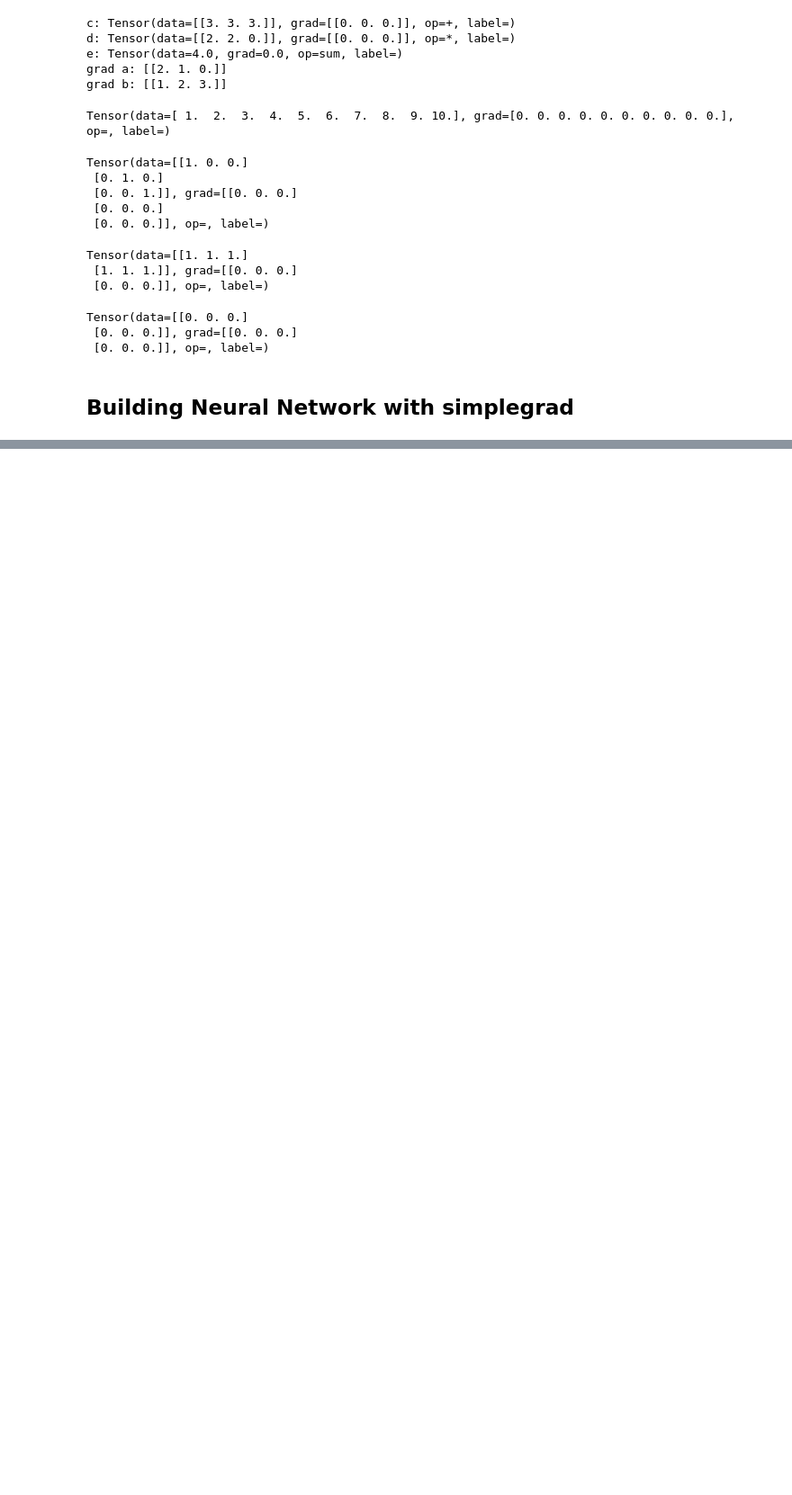
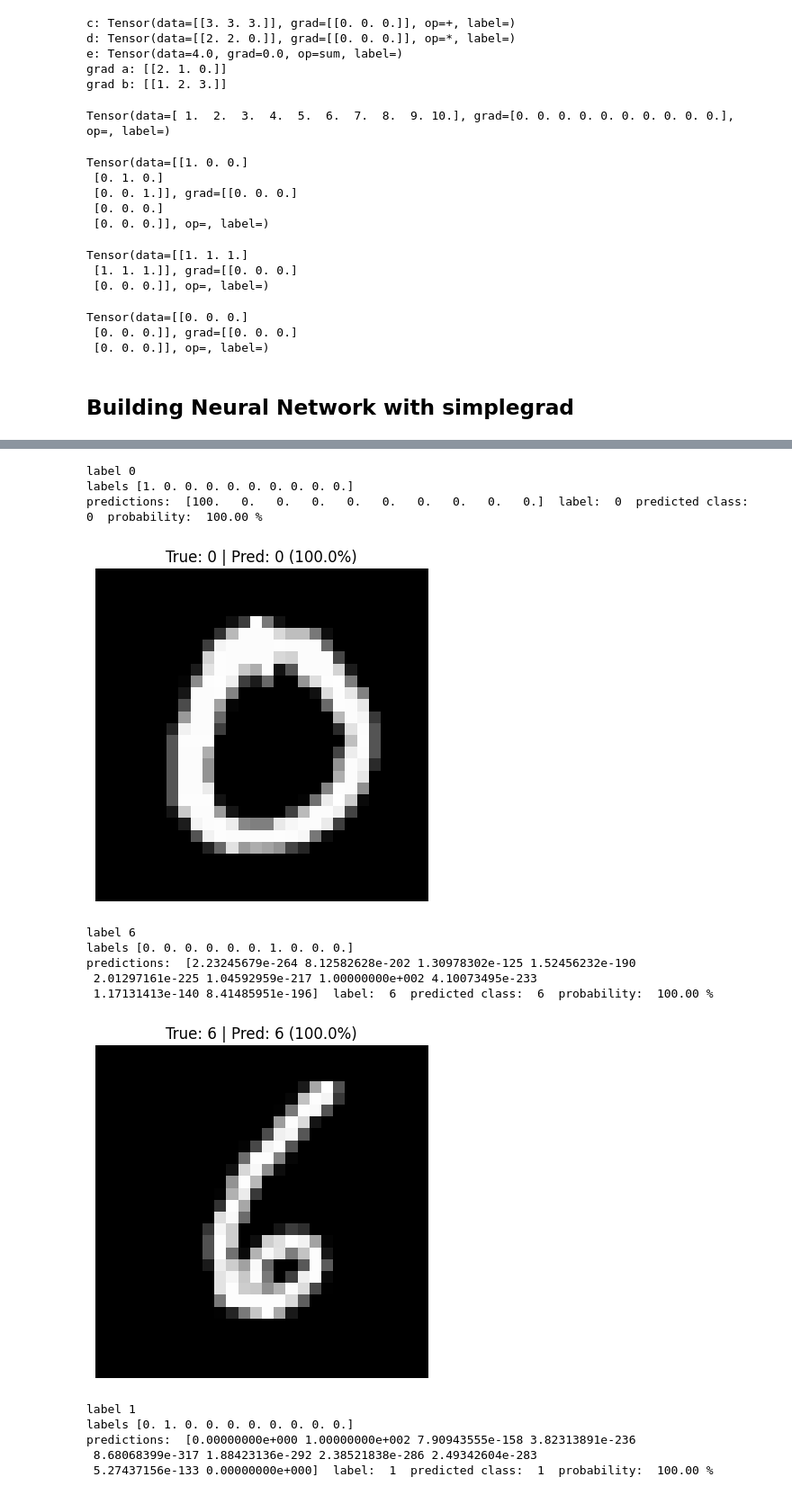
Before and after one commit to mohamedrxo/simplegrad, a Jupyter notebook: examples/example1.ipynb, the cells around one changed output, grey strips where cells are left out. Shown: that part at 90% size. Drawn from its saved outputs; the diff is of its cells as text; code cells hidden in the pictures; blank space fills up the shorter version.

```diff
--- a/examples/example1.ipynb
+++ b/examples/example1.ipynb
@@ -139,0 +219,20 @@ model final prediction:  0.15442864416136287 true value:  0.1544286441098382 dif
+# %%
+criterion  = MSELoss()
+optimizer = SGD(model.parameters(),lr=0.001)
+
+
+for i in range(10000):
+
+    batch = traing_data(20)
+    input_images = Tensor(batch['data']/ 255.0)
+    labels = Tensor.one_hotencoding(batch['label'],  10)
+
+    predictions = model(input_images)
+    predictions = predictions.softmax()
+    loss = criterion(predictions,labels)
+    loss.backward()
+    # print("linear1.w.grad sum:", np.sum(model.linear1.w.grad))
+    # print("linear2.w.grad sum:", np.sum(model.linear2.w.grad))
+    print('loss: ',f"{loss.item():.5f}")
+    optimizer.step()
+    optimizer.zero_grad()
@@ -139,0 +257,39 @@ model final prediction:  0.15442864416136287 true value:  0.1544286441098382 dif
+# %%
+# batch = traing_data(5)
+index=1
+batch = traing_data(5)
+input_images = Tensor(batch['data']/ 255.0)
+labels = Tensor.one_hotencoding(batch['label'],  10)
+for i in range(batch['data'].shape[0]):
+    test_image = batch['data'][i]
+    resized_img = test_image.reshape((28,28))
+    label = batch['label'][i]
+    print('label',label)
+    print('labels',labels.data[i])
+
+    prediction  =  model(Tensor(np.expand_dims(test_image, axis=0)))
+    prediction = prediction.softmax()*100
+    prediction = prediction.data
+    prediction= prediction.squeeze()
+    print('predictions: ',prediction," label: ",label,' predicted class: ',np.array(prediction).argmax(),' probability: ',f"{np.array(prediction).max():.2f}","%")
+
+    plt.imshow(resized_img, cmap="gray")
+    plt.title(f"True: {label} | Pred: {np.array(prediction).argmax()} ({np.array(prediction).max():.1f}%)")
+    plt.axis("off")
+    plt.show()
+# %% [output]
+label 0
+labels [1. 0. 0. 0. 0. 0. 0. 0. 0. 0.]
+predictions:  [100.   0.   0.   0.   0.   0.   0.   0.   0.   0.]  label:  0  predicted class:  0  probability:  100.00 %
+[figure, added]
+label 6
+labels [0. 0. 0. 0. 0. 0. 1. 0. 0. 0.]
+predictions:  [2.23245679e-264 8.12582628e-202 1.30978302e-125 1.52456232e-190
+ 2.01297161e-225 1.04592959e-217 1.00000000e+002 4.10073495e-233
+ 1.17131413e-140 8.41485951e-196]  label:  6  predicted class:  6  probability:  100.00 %
+[figure, added]
+label 1
+labels [0. 1. 0. 0. 0. 0. 0. 0. 0. 0.]
+predictions:  [0.00000000e+000 1.00000000e+002 7.90943555e-158 3.82313891e-236
+ 8.68068399e-317 1.88423136e-292 2.38521838e-286 2.49342604e-283
+ 5.27437156e-133 0.00000000e+000]  label:  1  predicted class:  1  probability:  100.00 %
```
Also changed, not shown: parts of 17 cells of this notebook.
